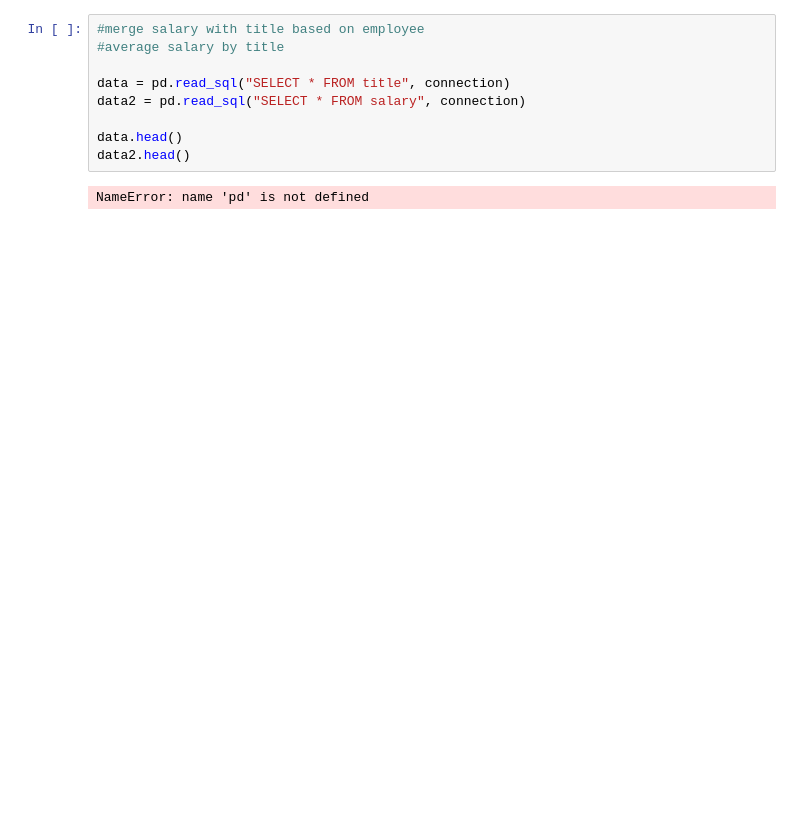
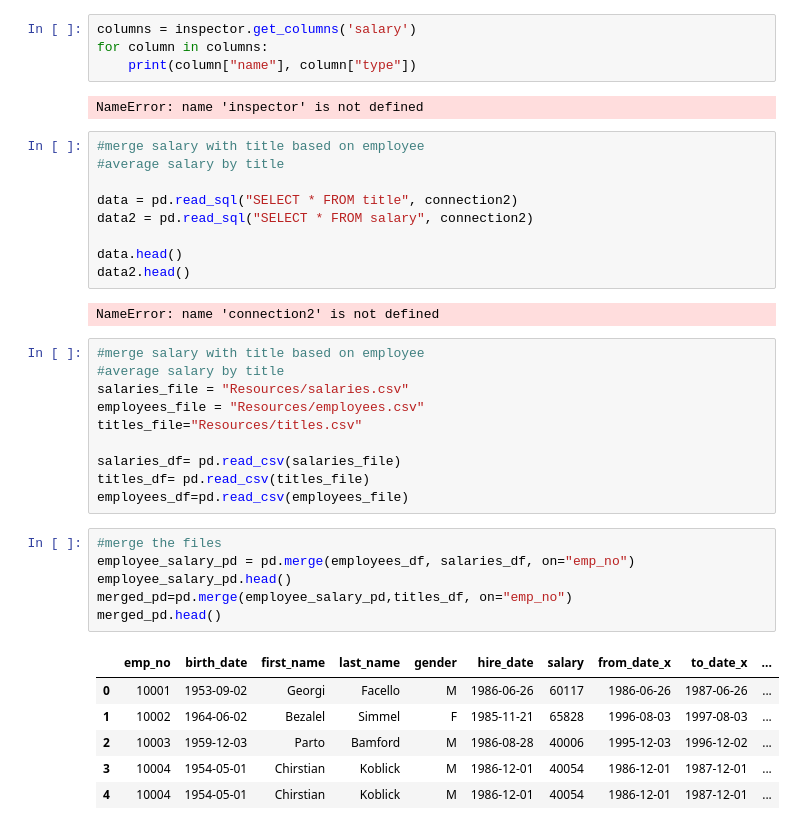
Before and after one commit to nicholasiii/SQLHOMEWORK, a Jupyter notebook: bonus.ipynb, the cells around one changed output. Cells and saved outputs as stored; diff of their text form; blank space fills up the shorter version.

```diff
--- a/bonus.ipynb
+++ b/bonus.ipynb
@@ -11,11 +38,40 @@ postgresql://pgadmin4:anthmeomychW3@localhost:5432/SQLHomework
+# %%
+columns = inspector.get_columns('salary')
+for column in columns:
+    print(column["name"], column["type"])
+# %% [output]
+NameError: name 'inspector' is not defined
 # %%
 #merge salary with title based on employee
 #average salary by title
 
-data = pd.read_sql("SELECT * FROM title", connection)
-data2 = pd.read_sql("SELECT * FROM salary", connection)
+data = pd.read_sql("SELECT * FROM title", connection2)
+data2 = pd.read_sql("SELECT * FROM salary", connection2)
 
 data.head()
 data2.head()
 # %% [output]
-NameError: name 'pd' is not defined
+NameError: name 'connection2' is not defined
+# %%
+#merge salary with title based on employee
+#average salary by title
+salaries_file = "Resources/salaries.csv"
+employees_file = "Resources/employees.csv"
+titles_file="Resources/titles.csv"
+
+salaries_df= pd.read_csv(salaries_file)
+titles_df= pd.read_csv(titles_file)
+employees_df=pd.read_csv(employees_file)
+# %%
+#merge the files
+employee_salary_pd = pd.merge(employees_df, salaries_df, on="emp_no")
+employee_salary_pd.head()
+merged_pd=pd.merge(employee_salary_pd,titles_df, on="emp_no")
+merged_pd.head()
+# %% [output]
+|  | emp_no | birth_date | first_name | last_name | gender | hire_date | salary | from_date_x | to_date_x | ... |
+| 0 | 10001 | 1953-09-02 | Georgi | Facello | M | 1986-06-26 | 60117 | 1986-06-26 | 1987-06-26 | ... |
+| 1 | 10002 | 1964-06-02 | Bezalel | Simmel | F | 1985-11-21 | 65828 | 1996-08-03 | 1997-08-03 | ... |
+| 2 | 10003 | 1959-12-03 | Parto | Bamford | M | 1986-08-28 | 40006 | 1995-12-03 | 1996-12-02 | ... |
+| 3 | 10004 | 1954-05-01 | Chirstian | Koblick | M | 1986-12-01 | 40054 | 1986-12-01 | 1987-12-01 | ... |
+| 4 | 10004 | 1954-05-01 | Chirstian | Koblick | M | 1986-12-01 | 40054 | 1986-12-01 | 1987-12-01 | ... |
```
Also changed, not shown: parts of 7 cells of this notebook, 6 other files.
